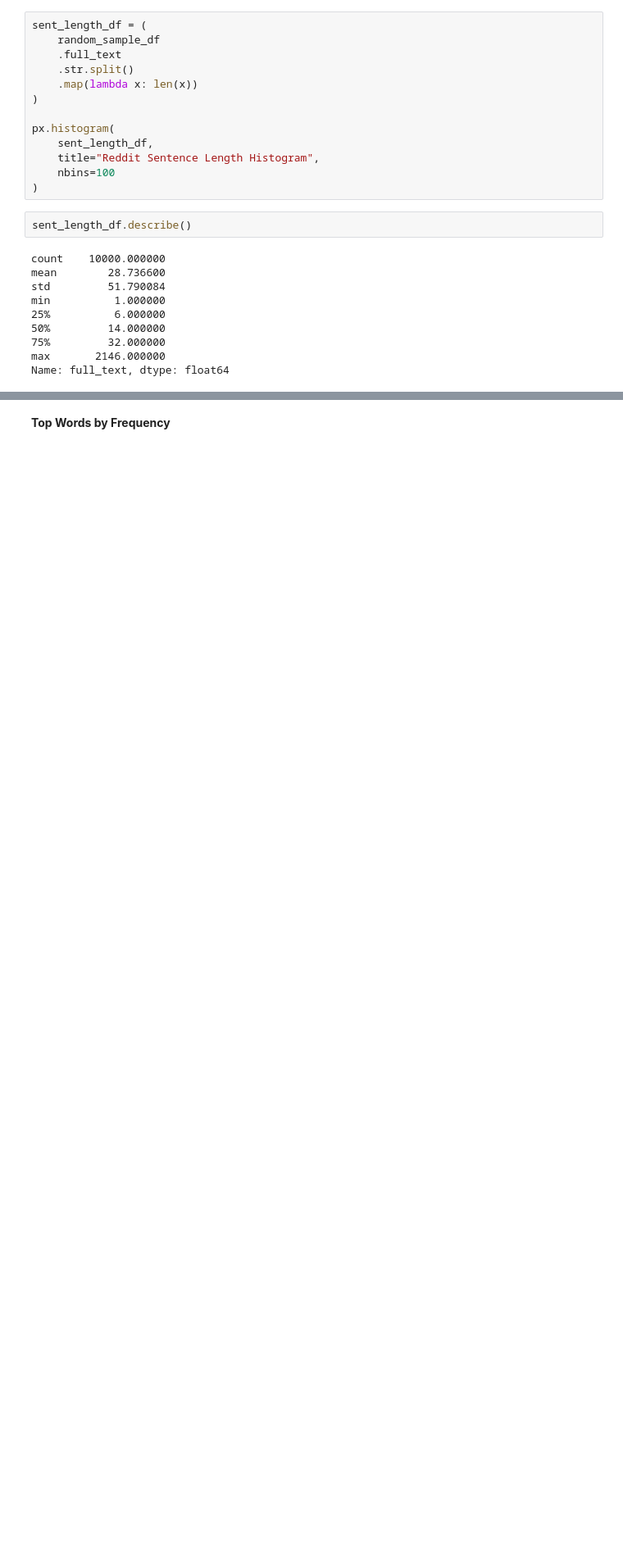
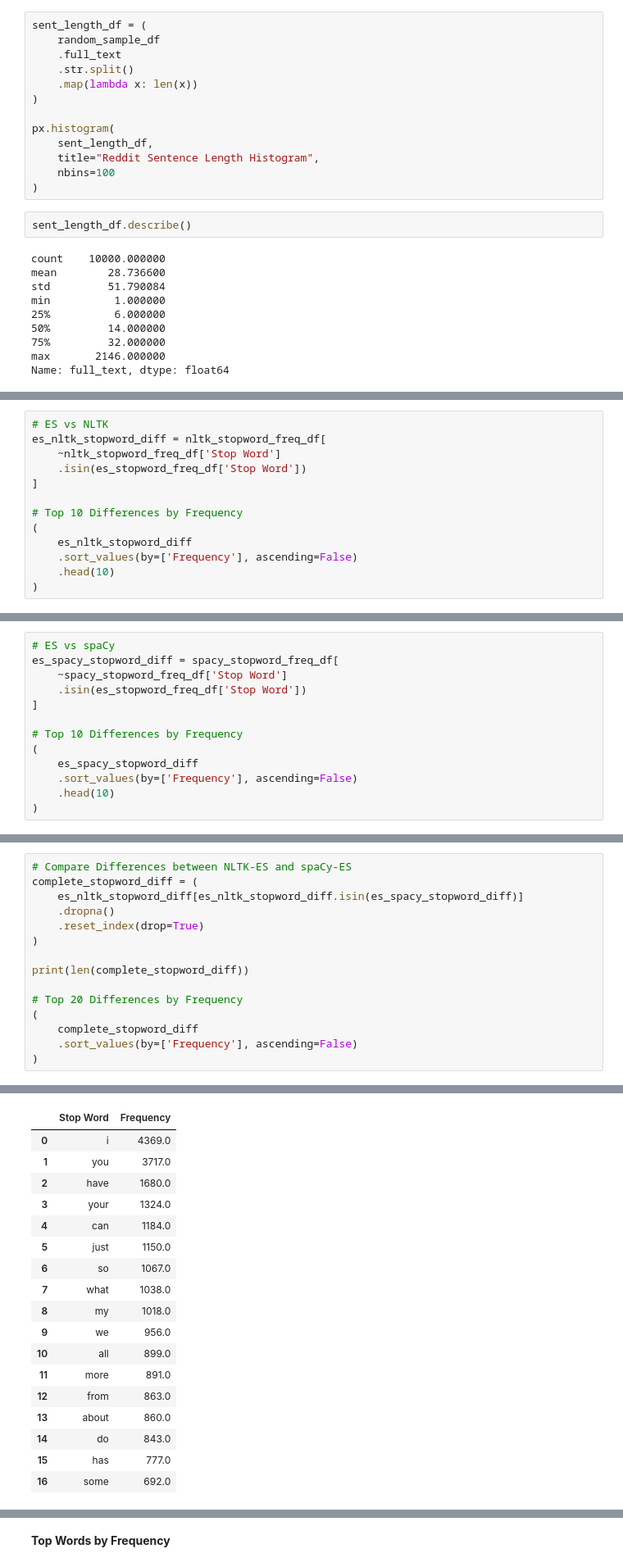
Before and after one commit to ChristopherLiew/Crypto-Uncertainty-Index, a Jupyter notebook: notebooks/crypto_reddit_eda.ipynb, the cells around one changed output, grey strips where cells are left out. Shown: that part at 82% size. Saved outputs shown, nothing was run; the diff lists cells and outputs as text; blank space fills up the shorter version.

```diff
--- a/notebooks/crypto_reddit_eda.ipynb
+++ b/notebooks/crypto_reddit_eda.ipynb
@@ -265,0 +409,13 @@ ES_STOPWORD_LIST = [
+# %%
+# ES vs NLTK
+es_nltk_stopword_diff = nltk_stopword_freq_df[
+    ~nltk_stopword_freq_df['Stop Word']
+    .isin(es_stopword_freq_df['Stop Word'])
+]
+
+# Top 10 Differences by Frequency
+(
+    es_nltk_stopword_diff
+    .sort_values(by=['Frequency'], ascending=False)
+    .head(10)
+)
@@ -265,0 +434,13 @@ ES_STOPWORD_LIST = [
+# %%
+# ES vs spaCy
+es_spacy_stopword_diff = spacy_stopword_freq_df[
+    ~spacy_stopword_freq_df['Stop Word']
+    .isin(es_stopword_freq_df['Stop Word'])
+]
+
+# Top 10 Differences by Frequency
+(
+    es_spacy_stopword_diff
+    .sort_values(by=['Frequency'], ascending=False)
+    .head(10)
+)
@@ -265,0 +463,16 @@ ES_STOPWORD_LIST = [
+# %%
+# Compare Differences between NLTK-ES and spaCy-ES
+complete_stopword_diff = (
+    es_nltk_stopword_diff[es_nltk_stopword_diff.isin(es_spacy_stopword_diff)]
+    .dropna()
+    .reset_index(drop=True)
+)
+
+print(len(complete_stopword_diff))
+
+# Top 20 Differences by Frequency
+(
+    complete_stopword_diff
+    .sort_values(by=['Frequency'], ascending=False)
+)
+# %% [output]
@@ -265,0 +480,18 @@ ES_STOPWORD_LIST = [
+|  | Stop Word | Frequency |
+| 0 | i | 4369.0 |
+| 1 | you | 3717.0 |
+| 2 | have | 1680.0 |
+| 3 | your | 1324.0 |
+| 4 | can | 1184.0 |
+| 5 | just | 1150.0 |
+| 6 | so | 1067.0 |
+| 7 | what | 1038.0 |
+| 8 | my | 1018.0 |
+| 9 | we | 956.0 |
+| 10 | all | 899.0 |
+| 11 | more | 891.0 |
+| 12 | from | 863.0 |
+| 13 | about | 860.0 |
+| 14 | do | 843.0 |
+| 15 | has | 777.0 |
+| 16 | some | 692.0 |
```
Also changed, not shown: parts of 45 cells of this notebook, 18 other files.
